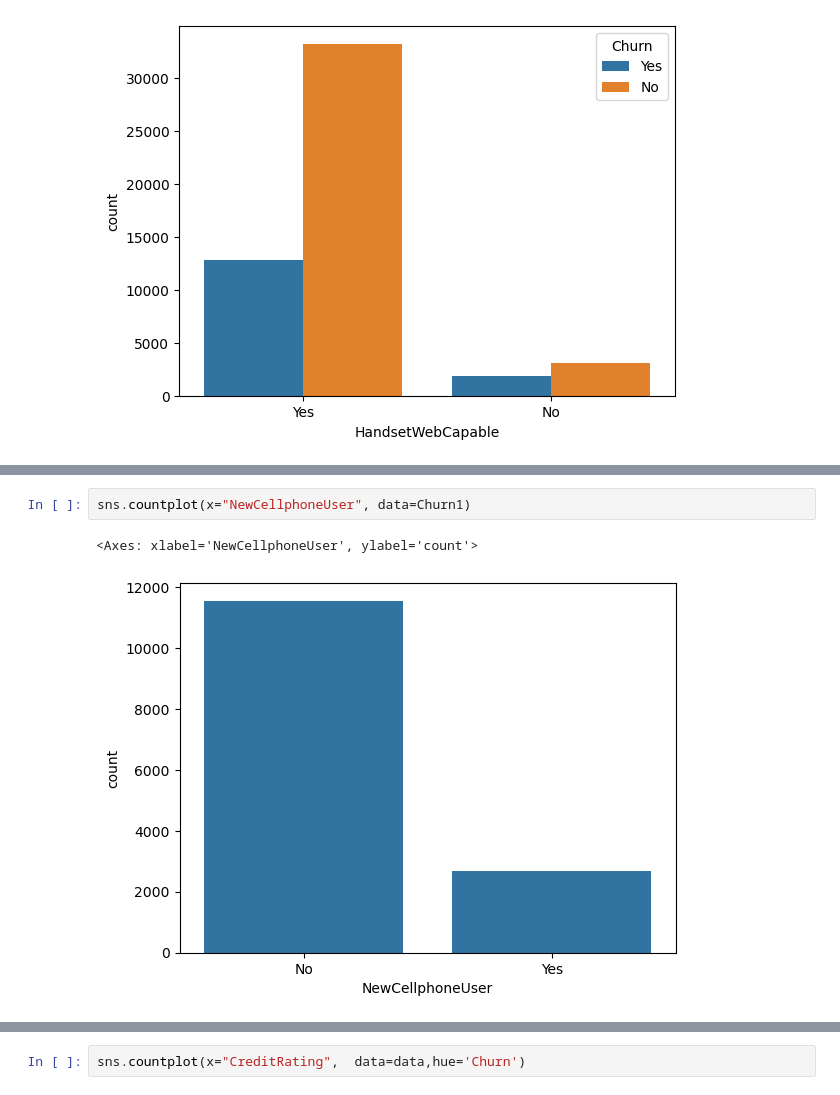
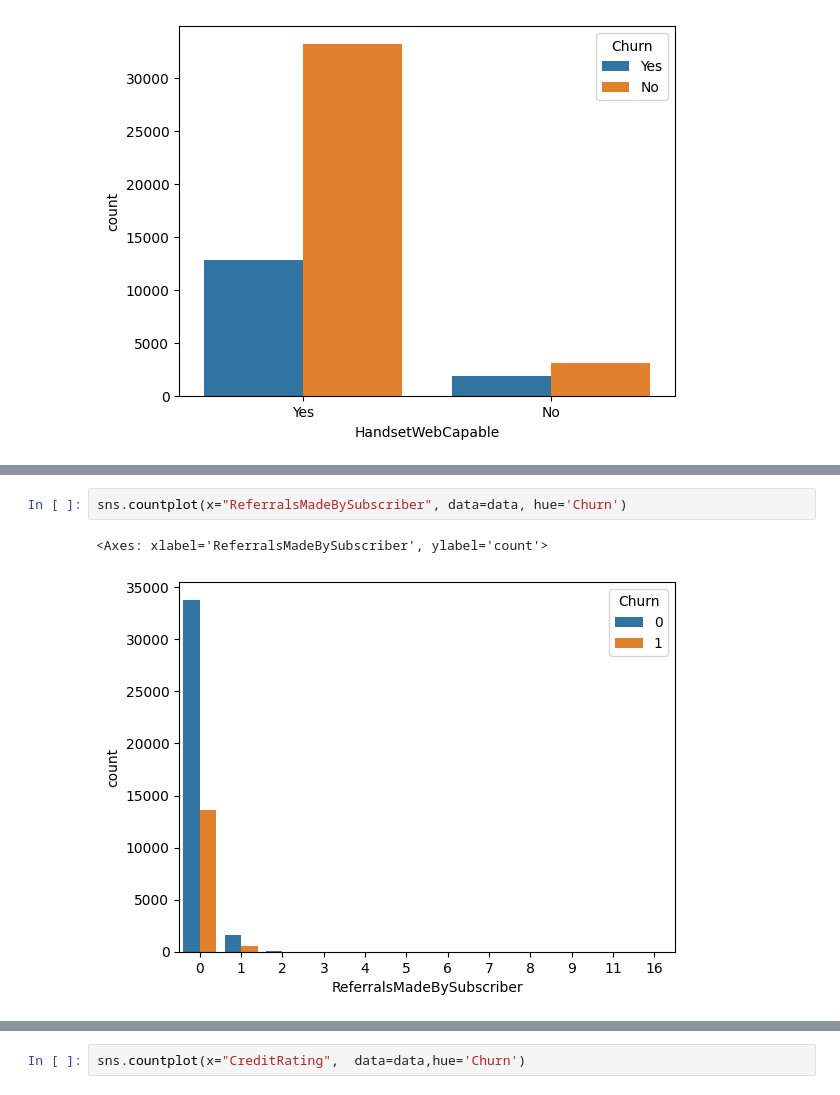
Before and after one commit to SKNETWORKS-FAMILY-AICAMP/SKN04-2nd-1Team, a Jupyter notebook: all_graph.ipynb, the cells around one changed output, grey strips where cells are left out. Drawn from its saved outputs; the diff is of its cells as text.

```diff
--- a/all_graph.ipynb
+++ b/all_graph.ipynb
@@ -498,6 +296,6 @@ sns.countplot(x="RetentionOffersAccepted", data=Churn0)
 # %%
-sns.countplot(x="NewCellphoneUser", data=Churn1)
+sns.countplot(x="ReferralsMadeBySubscriber", data=data, hue='Churn')
 # %% [output]
-<Axes: xlabel='NewCellphoneUser', ylabel='count'>
+<Axes: xlabel='ReferralsMadeBySubscriber', ylabel='count'>
-[figure, old version]
+[figure, new version]
 # %%
```
Also changed, not shown: parts of 132 cells of this notebook.
